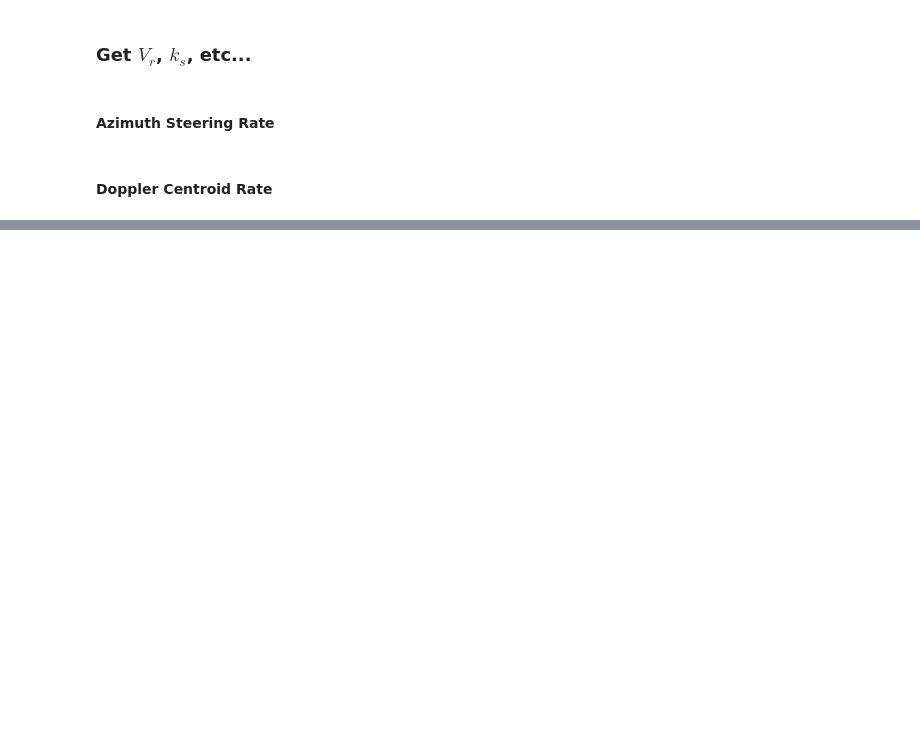
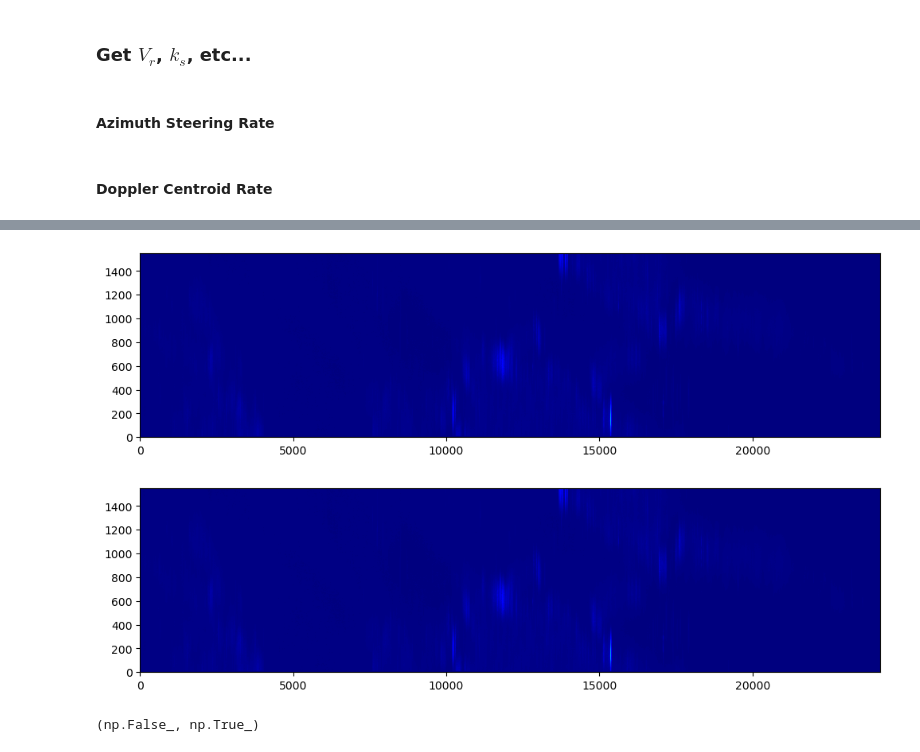
Before and after one commit to AndrewPlayer3/sar_processing, a Jupyter notebook: s1_level0/signal_analysis.ipynb, the cells around one changed output, grey strips where cells are left out. Drawn from its saved outputs; the diff is of its cells as text; code cells hidden in the pictures; blank space fills up the shorter version.

```diff
--- a/s1_level0/signal_analysis.ipynb
+++ b/s1_level0/signal_analysis.ipynb
@@ -856,0 +820,28 @@ array(6987.28791235)
+# %%
+def get_deramping_signal(num_az_samples, doppler_centroid_rate, burst_duration):
+    az_time = np.linspace(0, burst_duration, num_az_samples)
+    return np.exp(1j * pi * doppler_centroid_rate * (az_time - 0.5*burst_duration)**2)
+
+def dce_preconditioning(range_compressed, doppler_centroid_rate, burst_duration):
+    num_az_samples, num_range_samples = range_compressed.shape
+    deramping_signal = get_deramping_signal(num_az_samples, doppler_centroid_rate, burst_duration)
+    deramped_range_compressed = range_compressed.copy()
+    for i in range(num_range_samples):
+        deramped_range_compressed[:, i] *= deramping_signal
+    return deramped_range_compressed
+# %%
+burst_duration_seconds = get_gps_time_from_packet(burst_packets[-1]) - get_gps_time_from_packet(burst_packets[0])
+deramped_range_compressed = dce_preconditioning(range_compressed_burst, initial_doppler_centroid_rate, burst_duration_seconds)
+plot_signals(np.abs(range_compressed_burst) / np.max(np.abs(range_compressed_burst)))
+plot_signals(np.abs(deramped_range_compressed) / np.max(np.abs(deramped_range_compressed)))
+# %% [output]
+[figure, added]
+[figure, added]
+# %%
+header = burst_packets[0].get_secondary_header()
+fine_dc_estimates_wo_dce_preconditioning = get_fine_dc_estimates(range_compressed_burst, header)
+fine_dc_estimates_w_dce_preconditioning = get_fine_dc_estimates(deramped_range_compressed, header)
+
+np.all(range_compressed_burst == deramped_range_compressed), np.all(fine_dc_estimates_w_dce_preconditioning == fine_dc_estimates_wo_dce_preconditioning)
+# %% [output]
+(np.False_, np.True_)
```
Also changed, not shown: parts of 29 cells of this notebook.
